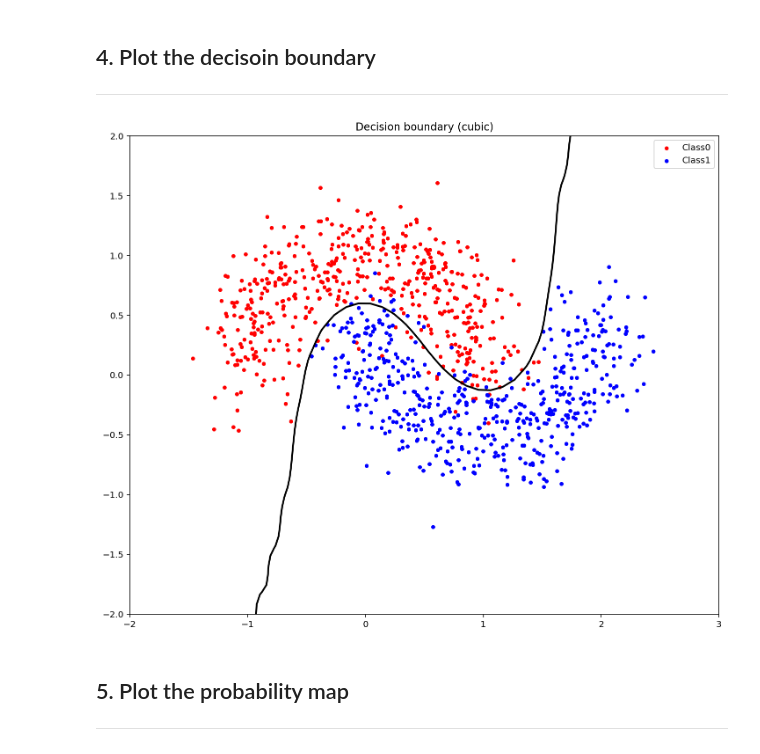
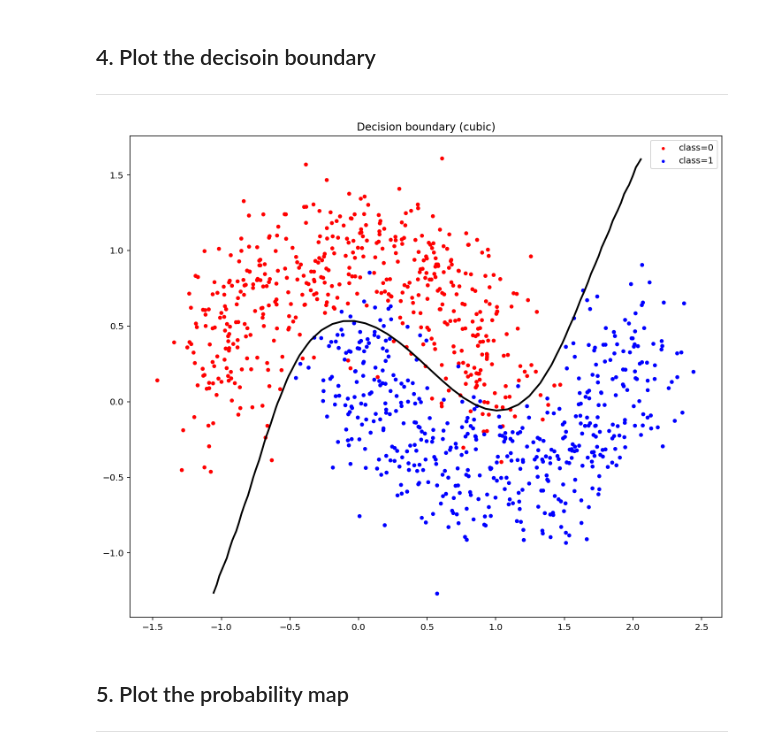
Before and after one commit to kiissy/machine-learning, a Jupyter notebook: Assignment5/assignment-05-b.ipynb, the cells around one changed output. Cells and saved outputs as stored; diff of their text form; code cells hidden in the pictures.

Commit message:
X2_10번째 함수 수정 및 Plot the decision boundary

```diff
--- a/Assignment5/assignment-05-b.ipynb
+++ b/Assignment5/assignment-05-b.ipynb
@@ -172,7 +172,7 @@ X[:,5] = x1**3
 X[:,6] = x2**3
 X[:,7] = np.sin(x1)
 X[:,8] = np.sin(x2)
-X[:,9] = np.tanh(x1)
+X[:,9] = np.sinh(x1)
 
 y = data[:,2][:,None] # label
 print(y.shape)
@@ -214,29 +214,39 @@ Time= 6.547499656677246
 <hr>
 # %%
 # compute values p(x) for multiple data points x
-x1_min, x1_max = # min and max of grade 1
-x2_min, x2_max = # min and max of grade 2
-xx1, xx2 =  # create meshgrid
-X2 =
+x1_min, x1_max = X[:,1].min(), X[:,1].max() # min and max of grade 1
+x2_min, x2_max = X[:,2].min(), X[:,2].max() # min and max of grade 2
+xx1, xx2 = np.meshgrid(np.linspace(x1_min, x1_max), np.linspace(x2_min, x2_max)) # create meshgrid
+X2 = np.ones([np.prod(xx1.shape),10])
 
-p = f_pred( )
-p = p.reshape( )
+X2[:,1] = xx1.reshape(-1)
+X2[:,2] = xx2.reshape(-1)
+X2[:,3] = xx1.reshape(-1)**2
+X2[:,4] = xx2.reshape(-1)**2
+X2[:,5] = xx1.reshape(-1)**3
+X2[:,6] = xx2.reshape(-1)**3
+X2[:,7] = np.sin(xx1.reshape(-1))
+X2[:,8] = np.sin(xx2.reshape(-1))
+X2[:,9] = np.sinh(xx1.reshape(-1))
+
+p = f_pred(X2,w)
+p = p.reshape((len(xx1), len(xx2)))
 
 # plot
 plt.figure(4,figsize=(12,10))
 
 #ax = plt.contourf(xx1,xx2,p,100,vmin=0,vmax=1,cmap='coolwarm', alpha=0.6)
 #cbar = plt.colorbar(ax)
 #cbar.update_ticks()
 
-plt.scatter(, s=50, c='r', marker='.', label='Class0')
-plt.scatter(, s=50, c='b', marker='.', label='Class1')
-plt.contour(, linewidths=2, colors='k')
+plt.scatter(x1, x2, s=idx_class0*50, c='r', marker='.', label='class=0')
+plt.scatter(x1, x2, s=idx_class1*50, c='b', marker='.', label='class=1')
+plt.contour(xx1, xx2, p, 1, linewidths=2, colors='k')
 plt.legend()
-plt.title(' ')
+plt.title('Decision boundary (cubic)')
 plt.show()
 # %% [output]
-[figure, old version]
+[figure, new version]
 # %% [markdown]
 ## 5. Plot the probability map
 <hr>
```
Also changed, not shown: parts of 1 cell of this notebook.
